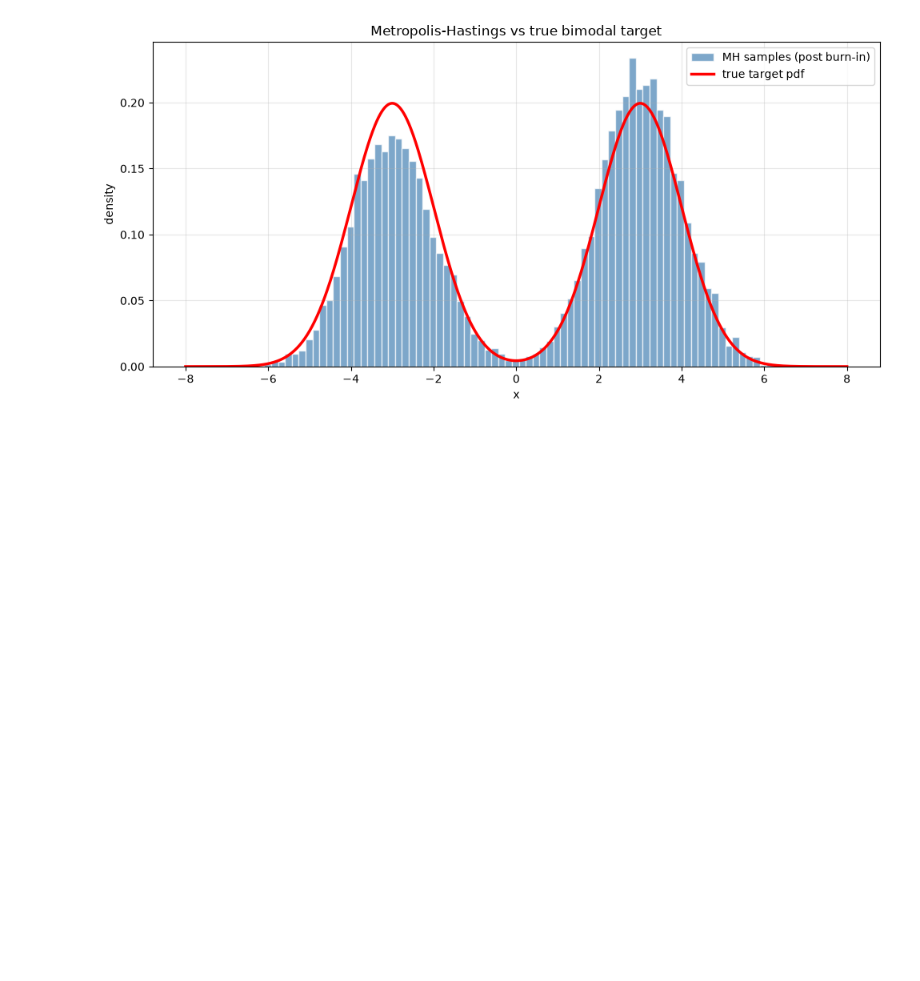
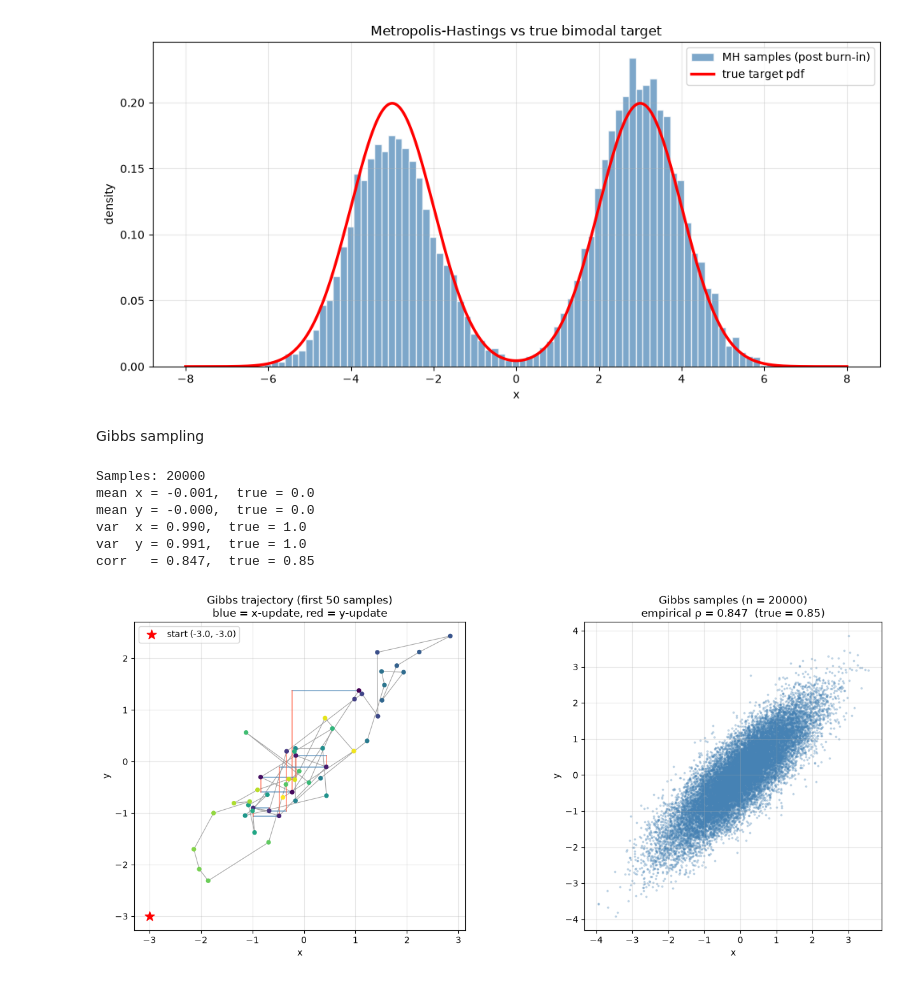
Before and after one commit to Saransh-Basu-01/AI_Engineering, a Jupyter notebook: Math_Fundamentals/Sampling_Methods/sampling.ipynb, the cells around one changed output. Cells and saved outputs as stored; diff of their text form; code cells hidden in the pictures; blank space fills up the shorter version.

Commit message:
gibbs sampling

```diff
--- a/Math_Fundamentals/Sampling_Methods/sampling.ipynb
+++ b/Math_Fundamentals/Sampling_Methods/sampling.ipynb
@@ -404,3 +404,5 @@ plt.tight_layout()
 plt.show()
 # %% [output]
 [figure]
+# %% [markdown]
+Gibbs sampling
@@ -406,0 +433,61 @@ plt.show()
+# %%
+random.seed(42)
+x0, y0 = -3.0, -3.0
+n_samples = 20_000
+burn_in   = 500
+
+chain = gibbs_sampling_2d(conditional_x_given_y, conditional_y_given_x,
+                          x0, y0, n_samples, burn_in)
+
+chain = np.array(chain)   # shape (n_samples, 2)
+xs, ys = chain[:, 0], chain[:, 1]
+
+# ---------- Diagnostics ----------
+print(f"Samples: {len(chain)}")
+print(f"mean x = {xs.mean():+.3f},  true = {MU_X}")
+print(f"mean y = {ys.mean():+.3f},  true = {MU_Y}")
+print(f"var  x = {xs.var():.3f},  true = {SIG_X**2}")
+print(f"var  y = {ys.var():.3f},  true = {SIG_Y**2}")
+print(f"corr   = {np.corrcoef(xs, ys)[0,1]:.3f},  true = {RHO}")
+# %% [output]
+Samples: 20000
+mean x = -0.001,  true = 0.0
+mean y = -0.000,  true = 0.0
+var  x = 0.990,  true = 1.0
+var  y = 0.991,  true = 1.0
+corr   = 0.847,  true = 0.85
+# %%
+fig, axes = plt.subplots(1, 2, figsize=(14, 6))
+
+# ---- (a) Trajectory ----
+ax = axes[0]
+n_show = 50
+ax.plot(xs[:n_show], ys[:n_show], '-', color='gray', lw=0.8, alpha=0.7)
+ax.scatter(xs[:n_show], ys[:n_show], s=18, c=np.arange(n_show),
+           cmap='viridis', zorder=3)
+ax.scatter([x0], [y0], s=120, marker='*', color='red', zorder=4,
+           label=f'start ({x0}, {y0})')
+
+# Draw the horizontal/vertical move for the first few steps
+for i in range(min(8, n_show - 1)):
+    ax.plot([xs[i], xs[i+1]], [ys[i], ys[i]], color='steelblue', lw=1.2, alpha=0.7)
+    ax.plot([xs[i+1], xs[i+1]], [ys[i], ys[i+1]], color='tomato', lw=1.2, alpha=0.7)
+
+ax.set_xlabel('x'); ax.set_ylabel('y')
+ax.set_title('Gibbs trajectory (first 50 samples)\n'
+             'blue = x-update, red = y-update')
+ax.legend(); ax.grid(alpha=0.3)
+ax.set_aspect('equal')
+
+# ---- (b) Scatter of many samples ----
+ax = axes[1]
+ax.scatter(xs, ys, s=3, alpha=0.25, color='steelblue')
+ax.set_xlabel('x'); ax.set_ylabel('y')
+ax.set_title(f'Gibbs samples (n = {n_samples})\n'
+             f'empirical ρ = {np.corrcoef(xs, ys)[0,1]:.3f}  (true = {RHO})')
+ax.set_aspect('equal'); ax.grid(alpha=0.3)
+
+plt.tight_layout()
+plt.show()
+# %% [output]
+[figure, added]
```
Also changed, not shown: parts of 6 cells of this notebook.
